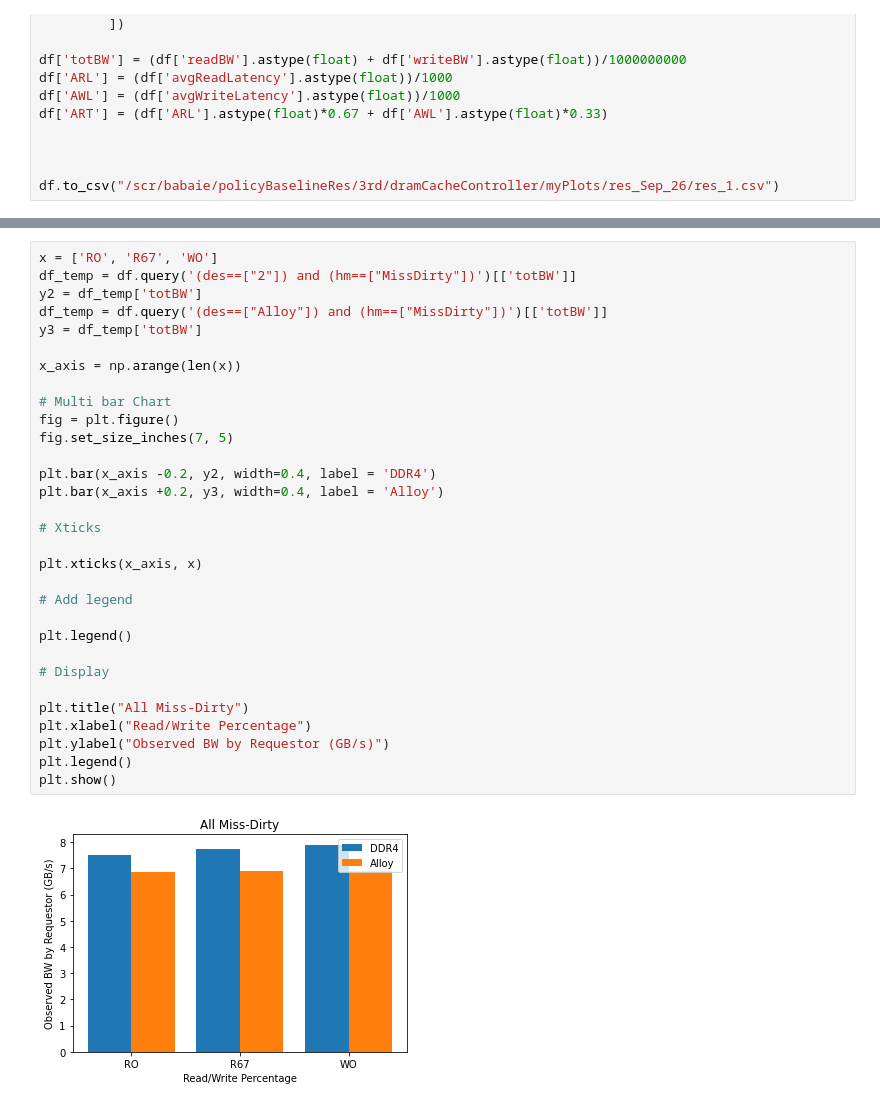
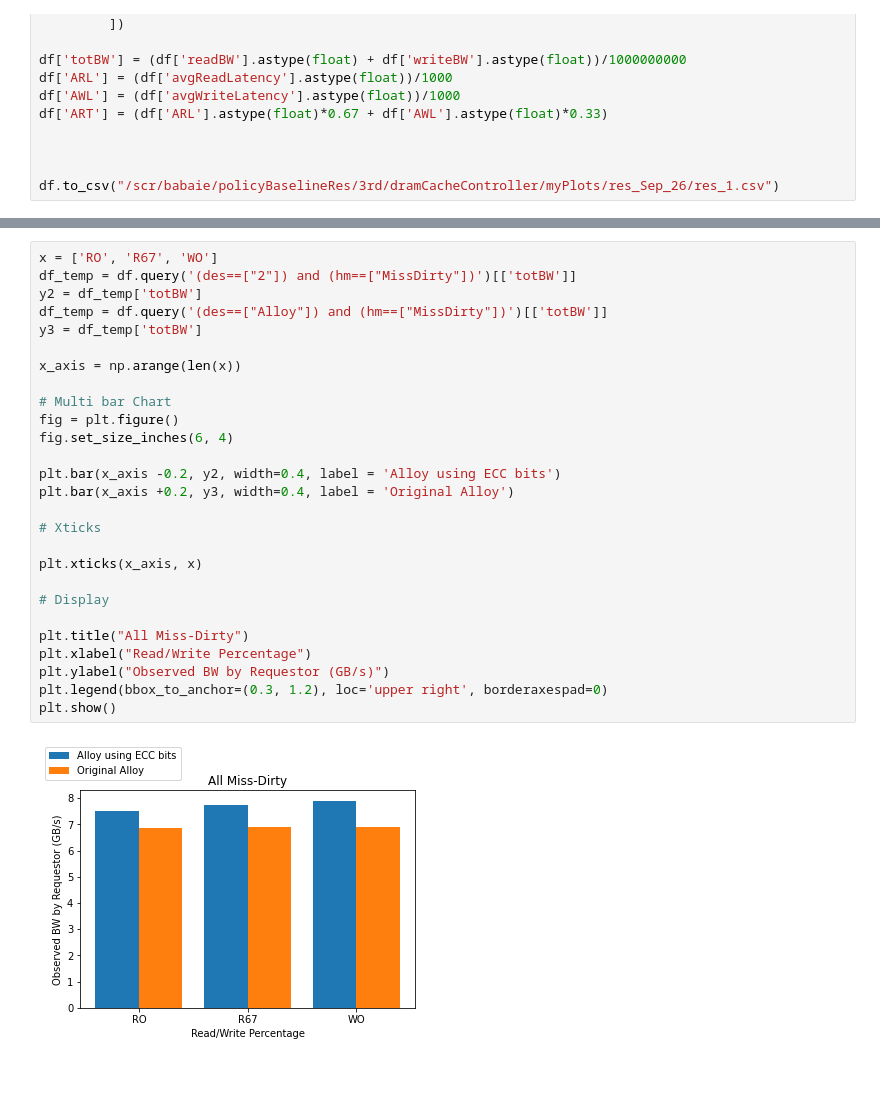
Before and after one commit to darchr/dramCacheController, a Jupyter notebook: myPlots/res_Sep_26/graph_Sep_26.ipynb, the cells around one changed output, grey strips where cells are left out. Drawn from its saved outputs; the diff is of its cells as text; blank space fills up the shorter version.

Commit message:
mem: latest version for alloy and HBM2

```diff
--- a/myPlots/res_Sep_26/graph_Sep_26.ipynb
+++ b/myPlots/res_Sep_26/graph_Sep_26.ipynb
@@ -151,33 +147,29 @@ plt.show()
 # %%
 x = ['RO', 'R67', 'WO']
 df_temp = df.query('(des==["2"]) and (hm==["MissDirty"])')[['totBW']]
 y2 = df_temp['totBW']
 df_temp = df.query('(des==["Alloy"]) and (hm==["MissDirty"])')[['totBW']]
 y3 = df_temp['totBW']
 
 x_axis = np.arange(len(x))
 
 # Multi bar Chart
 fig = plt.figure()
-fig.set_size_inches(7, 5)
+fig.set_size_inches(6, 4)
 
-plt.bar(x_axis -0.2, y2, width=0.4, label = 'DDR4')
-plt.bar(x_axis +0.2, y3, width=0.4, label = 'Alloy')
+plt.bar(x_axis -0.2, y2, width=0.4, label = 'Alloy using ECC bits')
+plt.bar(x_axis +0.2, y3, width=0.4, label = 'Original Alloy')
 
 # Xticks
 
 plt.xticks(x_axis, x)
-
-# Add legend
-
-plt.legend()
 
 # Display
 
 plt.title("All Miss-Dirty")
 plt.xlabel("Read/Write Percentage")
 plt.ylabel("Observed BW by Requestor (GB/s)")
-plt.legend()
+plt.legend(bbox_to_anchor=(0.3, 1.2), loc='upper right', borderaxespad=0)
 plt.show()
 # %% [output]
-[figure, old version]
+[figure, new version]
```
Also changed, not shown: parts of 2 cells of this notebook, 4 other files.
